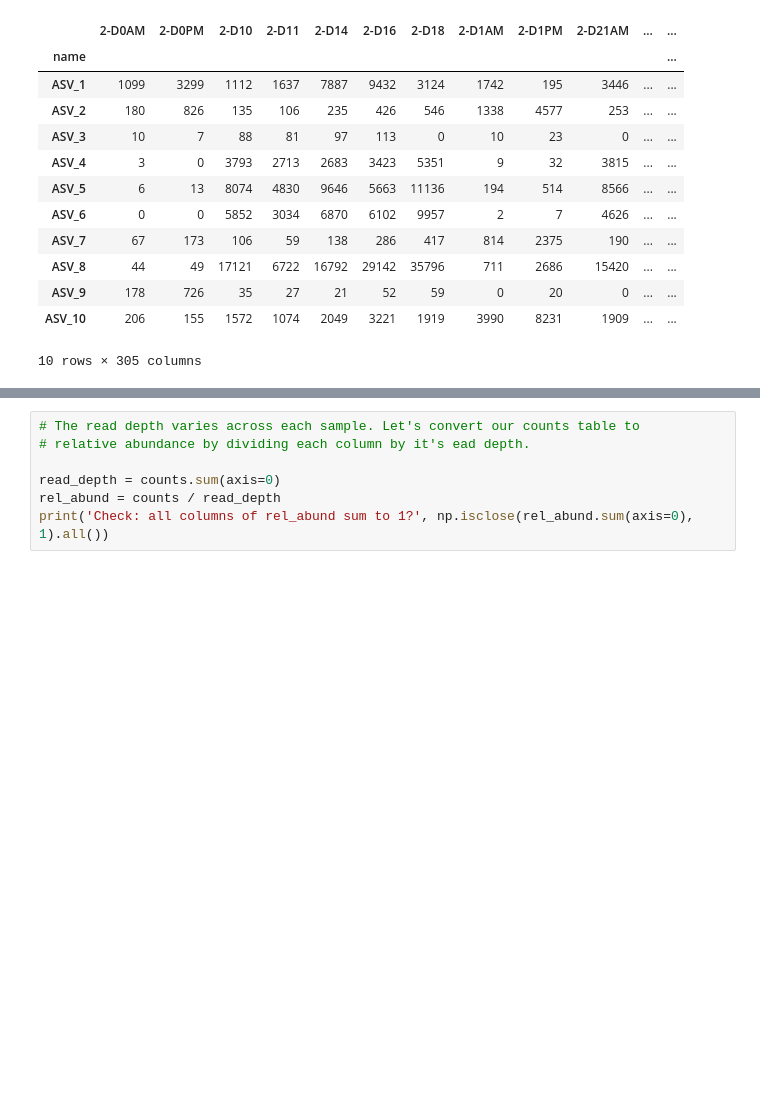
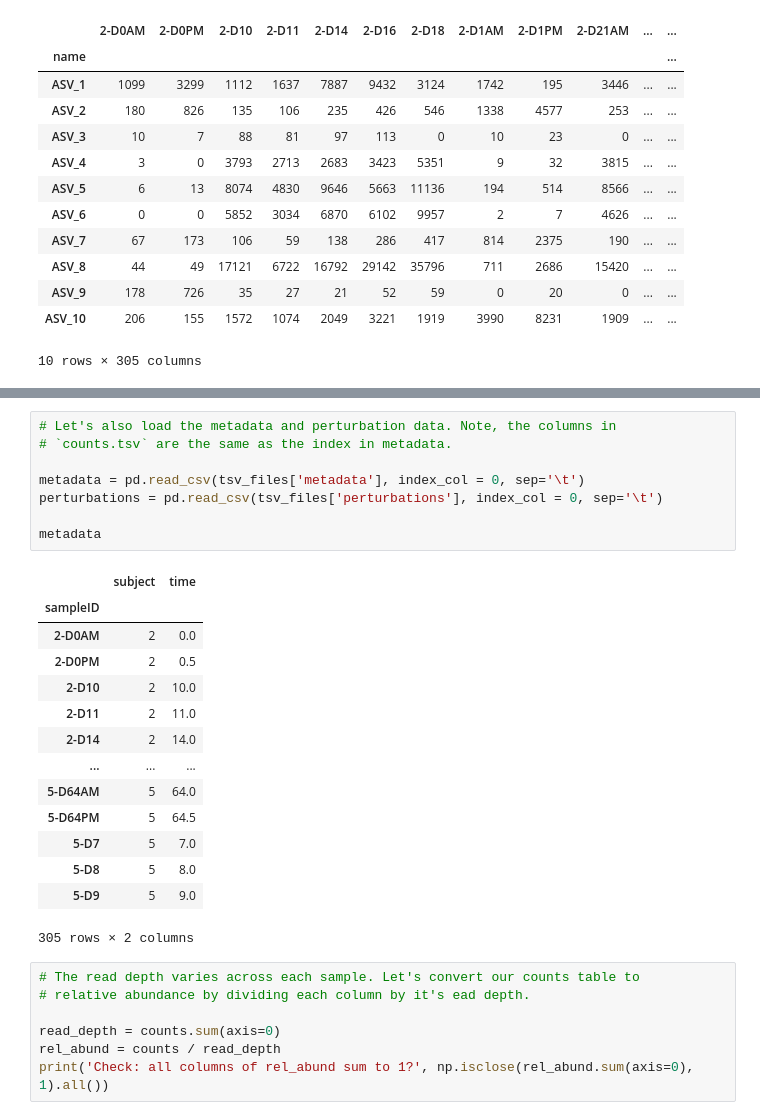
Before and after one commit to gibsonlab/mdsine2_tutorials, a Jupyter notebook: notebooks/tut_01b_viz.ipynb, the cells around one changed output, grey strips where cells are left out. Cells and saved outputs as stored; diff of their text form; blank space fills up the shorter version.

```diff
--- a/notebooks/tut_01b_viz.ipynb
+++ b/notebooks/tut_01b_viz.ipynb
@@ -110,6 +111,29 @@ rdp.head(n = 10)
 | ASV_8 | TACGGAGGATCCGAGCGTTATCCGGATTTATTG... | Bacteria | Bacteroidetes | Bacteroidia | Bacteroidales | Bacteroidaceae | Bacteroides | ovatus |
 | ASV_9 | TACGGAGGATCCGAGCGTTATCCGGATTTATTG... | Bacteria | Bacteroidetes | Bacteroidia | Bacteroidales | Bacteroidaceae | Bacteroides | dorei/fragilis |
 | ASV_10 | TACGGAGGATCCGAGCGTTATCCGGATTTATTG... | Bacteria | Bacteroidetes | Bacteroidia | Bacteroidales | Bacteroidaceae | Bacteroides | caccae |
+# %%
+# Let's also load the metadata and perturbation data. Note, the columns in
+# `counts.tsv` are the same as the index in metadata.
+
+metadata = pd.read_csv(tsv_files['metadata'], index_col = 0, sep='\t')
+perturbations = pd.read_csv(tsv_files['perturbations'], index_col = 0, sep='\t')
+
+metadata
+# %% [output]
+|  | subject | time |
+| sampleID |  |  |
+| 2-D0AM | 2 | 0.0 |
+| 2-D0PM | 2 | 0.5 |
+| 2-D10 | 2 | 10.0 |
+| 2-D11 | 2 | 11.0 |
+| 2-D14 | 2 | 14.0 |
+| ... | ... | ... |
+| 5-D64AM | 5 | 64.0 |
+| 5-D64PM | 5 | 64.5 |
+| 5-D7 | 5 | 7.0 |
+| 5-D8 | 5 | 8.0 |
+| 5-D9 | 5 | 9.0 |
+305 rows × 2 columns
 # %%
 # The read depth varies across each sample. Let's convert our counts table to
 # relative abundance by dividing each column by it's ead depth.
```
Also changed, not shown: parts of 7 cells of this notebook.
